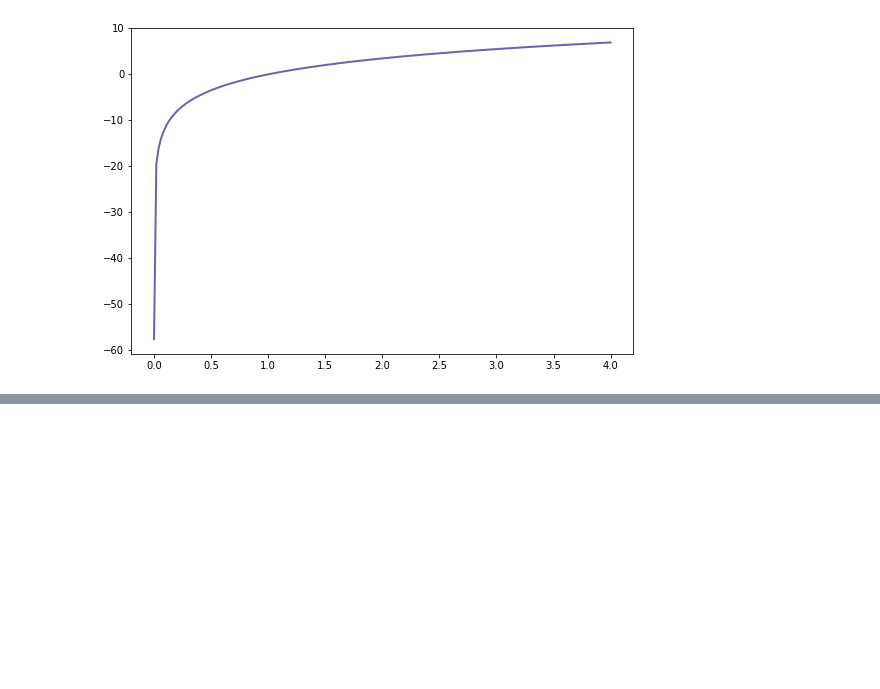
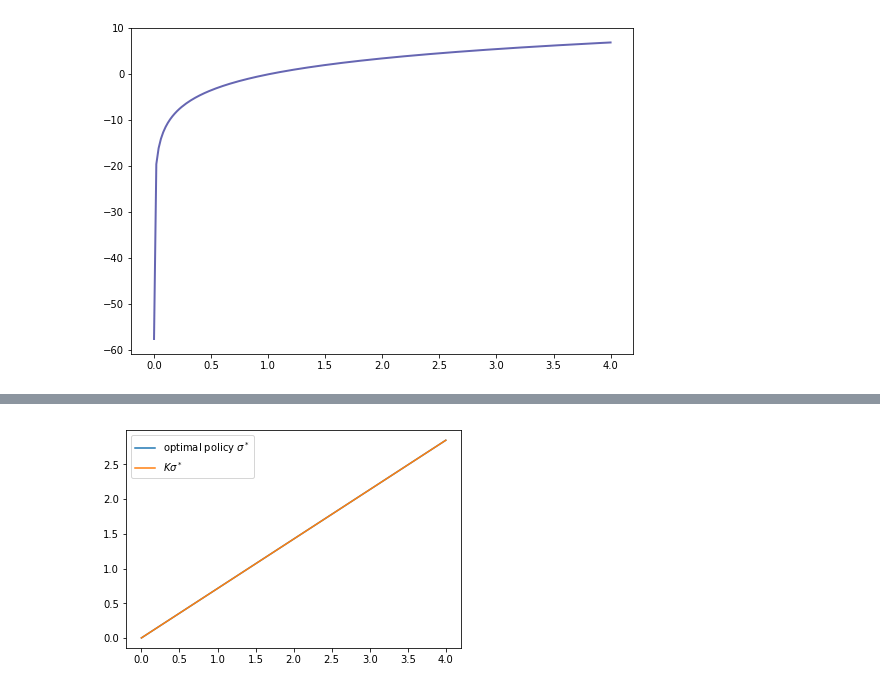
Before and after one commit to PanPip/QuantEcon_Tasks, a Jupyter notebook: Dynamic_programming.ipynb, the cells around one changed output, grey strips where cells are left out. Saved outputs shown, nothing was run; the diff lists cells and outputs as text; code cells hidden in the pictures; blank space fills up the shorter version.

Commit message:
Started lesson on Optimal Growth II: Time Iteration

```diff
--- a/Dynamic_programming.ipynb
+++ b/Dynamic_programming.ipynb
@@ -1968,0 +2095,33 @@ plt.show()
+# %%
+α = 0.3
+
+@njit
+def f(k):
+    "Deterministic part of production function"
+    return k**α
+
+@njit
+def f_prime(k):
+    return α * k**(α - 1)
+
+og = OptimalGrowthModel(f=f, f_prime=f_prime,
+                        u=np.log, u_prime=njit(lambda x: 1/x))
+
+K = time_operator_factory(og)
+# %%
+@njit
+def σ_star(y, α, β):
+    "True optimal policy"
+    return (1 - α * β) * y
+
+grid, β = og.grid, og.β
+σ_star_new = K(σ_star(grid, α, β))
+
+fig, ax = plt.subplots()
+ax.plot(grid, σ_star(grid, α, β), label="optimal policy $\sigma^*$")
+ax.plot(grid, σ_star_new, label="$K\sigma^*$")
+
+ax.legend()
+plt.show()
+# %% [output]
+[figure, added]
```
Also changed, not shown: parts of 7 cells of this notebook.
